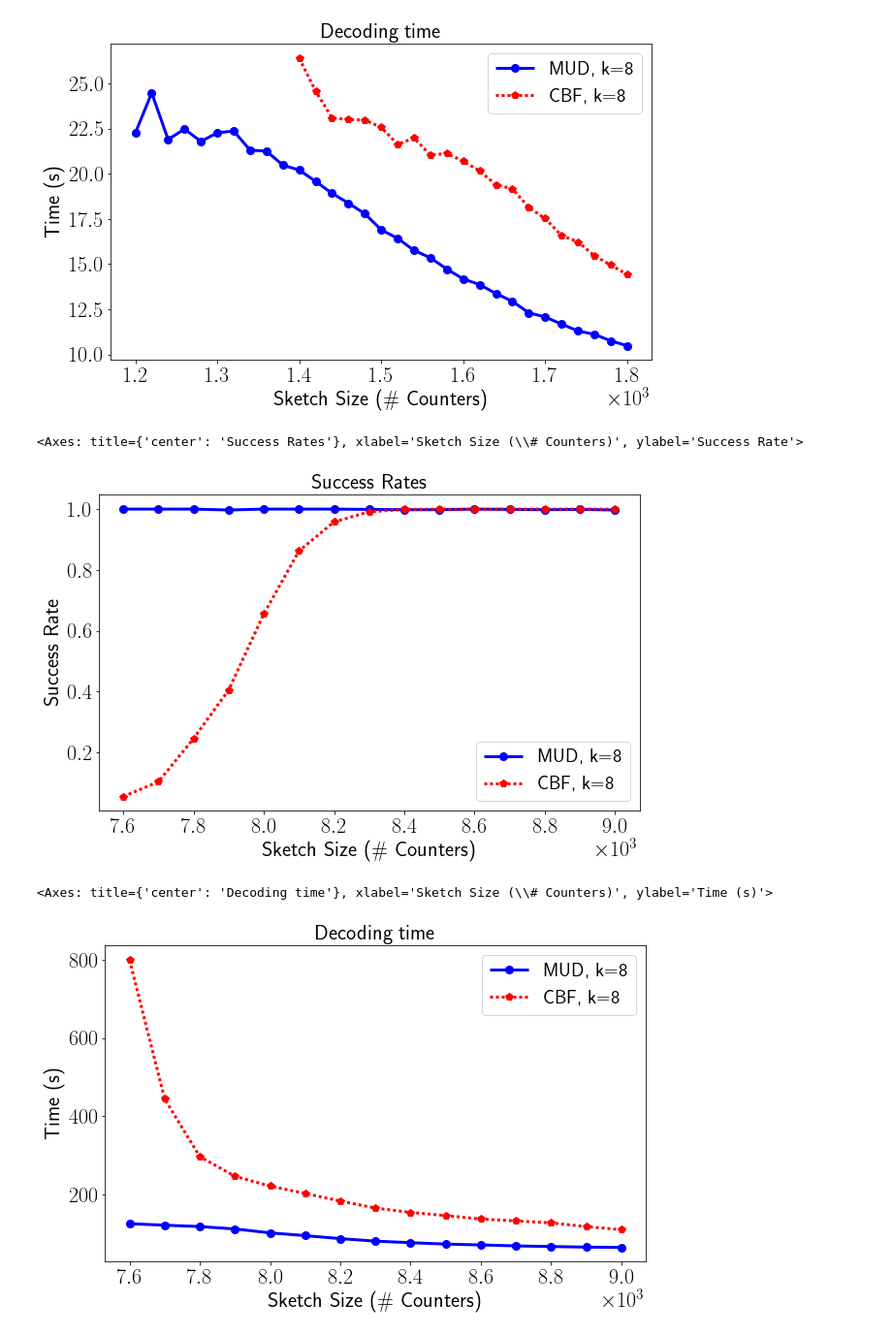
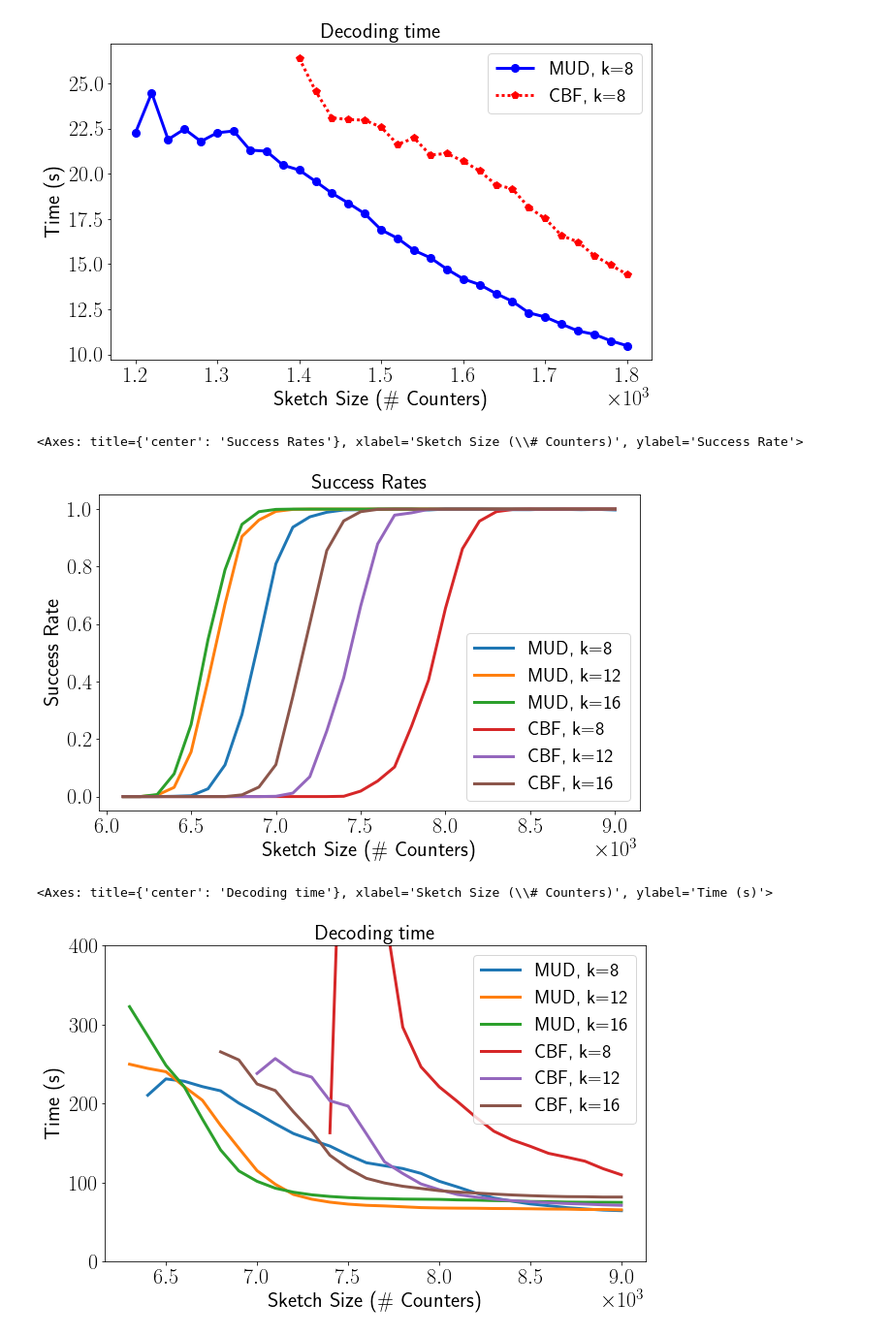
Before and after one commit to Y-jiji/CommonSense, a Jupyter notebook: pm2_threshold.ipynb, the cells around one changed output. Shown: that part at 97% size. Drawn from its saved outputs; the diff is of its cells as text; code cells hidden in the pictures.

```diff
--- a/pm2_threshold.ipynb
+++ b/pm2_threshold.ipynb
@@ -82,8 +82,14 @@ line_plot.plot_result(data, labels, "Sketch Size (\# Counters)", "Time (s)", "De
 <Axes: title={'center': 'Decoding time'}, xlabel='Sketch Size (\\# Counters)', ylabel='Time (s)'>
 [figure]
 # %%
+import os
+import numpy as np
+from oniakRun.aggregate_result import aggregate_result
+root = "/media/mydrive/CDMA"
+
+ks = [8, 12, 16]
 filename = os.path.join(root, "result/revisit/cm{}_k{}_d{}_id*.json")
-xs = np.arange(7600, 9001, 100)
+xs = np.arange(6100, 9001, 100)
 ys = {}
 cm = {}
 agg_keys = {
@@ -96,23 +102,24 @@ for k in ks:
         ys[k, x] = aggregate_result(filename.format(False, k, x), agg_keys)
         cm[k, x] = aggregate_result(filename.format(True, k, x), agg_keys)
 # %%
+from oniakPlot import line_plot
 data = [(xs, np.array([ys[k, x]["success"] for x in xs])) for k in ks] \
   + [(xs, np.array([cm[k, x]["success"] for x in xs])) for k in ks]
 labels = ["MUD, k={}".format(k) for k in ks] + ["CBF, k={}".format(k) for k in ks]
 
 line_plot.plot_result(data, labels, "Sketch Size (\# Counters)", "Success Rate",
-                      "Success Rates", "plots/suc_rev.pdf",
+                      "Success Rates", "plots/suc_rev1k.pdf",
                       figsize=(10, 6))
 # %% [output]
 <Axes: title={'center': 'Success Rates'}, xlabel='Sketch Size (\\# Counters)', ylabel='Success Rate'>
-[figure, old version]
+[figure, new version]
 # %%
 data = [(xs, np.array([ys[k, x]["time"] for x in xs])) for k in ks] \
   + [(xs, np.array([cm[k, x]["time"] for x in xs])) for k in ks]
 labels = ["MUD, k={}".format(k) for k in ks] + ["CBF, k={}".format(k) for k in ks]
 
-line_plot.plot_result(data, labels, "Sketch Size (\# Counters)", "Time (s)", "Decoding time", "plots/rev_time.pdf",
-                      figsize=(10, 6))
+line_plot.plot_result(data, labels, "Sketch Size (\# Counters)", "Time (s)", "Decoding time", "plots/rev_time1k.pdf",
+                      figsize=(10, 6), limy=[0, 400])
 # %% [output]
 <Axes: title={'center': 'Decoding time'}, xlabel='Sketch Size (\\# Counters)', ylabel='Time (s)'>
-[figure, old version]
+[figure, new version]
```
Also changed, not shown: 9 other files.
